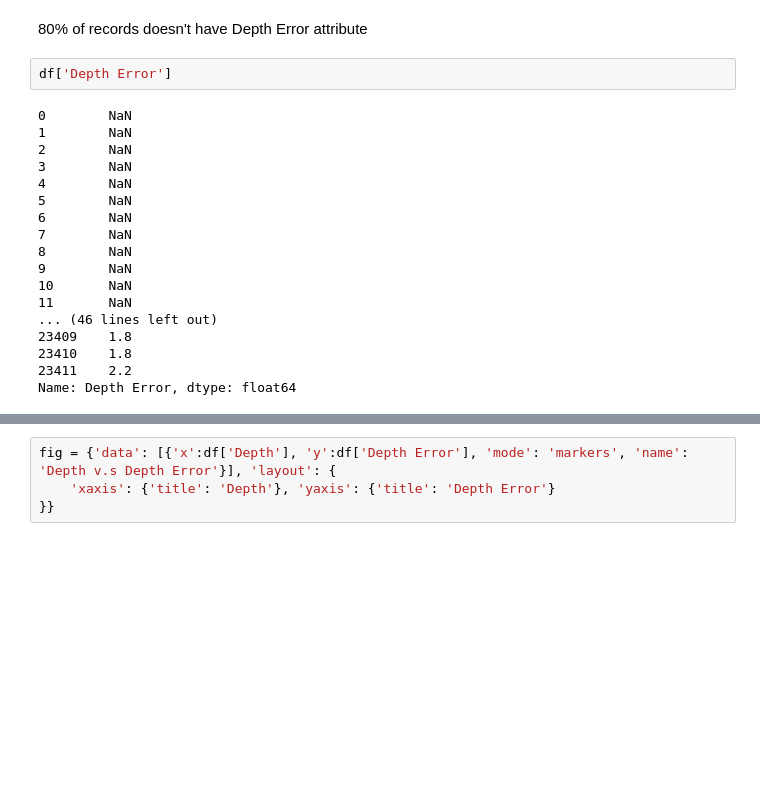
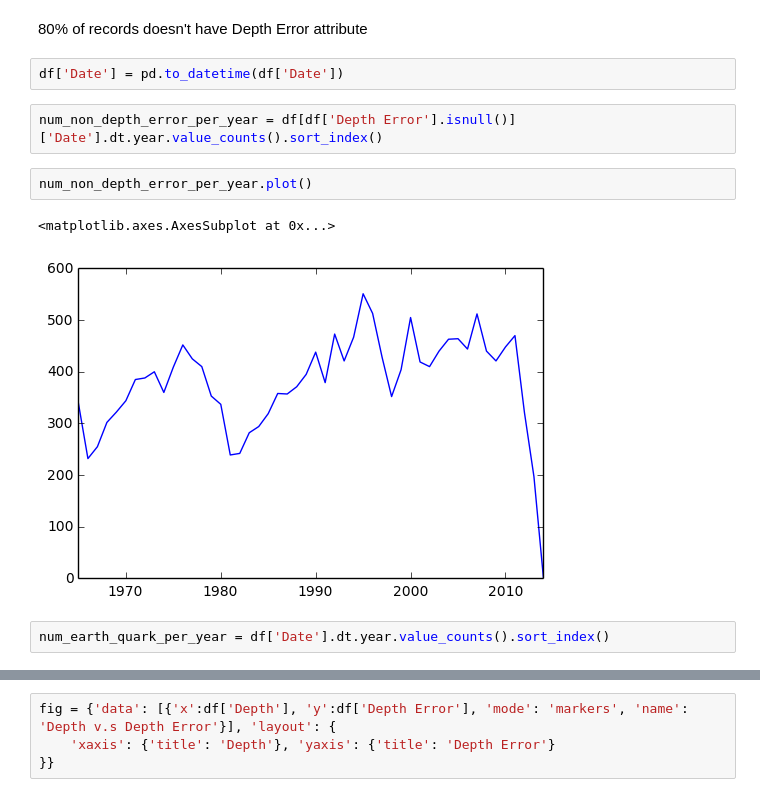
Before and after one commit to WangJingxuan0216/analysis_notebook, a Jupyter notebook: notebook/20170205/earth_quake.ipynb, the cells around one changed output, grey strips where cells are left out. Drawn from its saved outputs; the diff is of its cells as text; blank space fills up the shorter version.

```diff
--- a/notebook/20170205/earth_quake.ipynb
+++ b/notebook/20170205/earth_quake.ipynb
@@ -152,23 +147,14 @@ max        91.295000
 Name: Depth Error, dtype: float64
 # %% [markdown]
 80% of records doesn't have Depth Error attribute
-# %%
-df['Depth Error']
-# %% [output]
-0        NaN
-1        NaN
-2        NaN
-3        NaN
-4        NaN
-5        NaN
-6        NaN
-7        NaN
-8        NaN
-9        NaN
-10       NaN
-11       NaN
-... (46 lines left out)
-23409    1.8
-23410    1.8
-23411    2.2
-Name: Depth Error, dtype: float64
+# %%
+df['Date'] = pd.to_datetime(df['Date'])
+# %%
+num_non_depth_error_per_year = df[df['Depth Error'].isnull()]['Date'].dt.year.value_counts().sort_index()
+# %%
+num_non_depth_error_per_year.plot()
+# %% [output]
+<matplotlib.axes.AxesSubplot at 0x...>
+[figure, added]
+# %%
+num_earth_quark_per_year = df['Date'].dt.year.value_counts().sort_index()
```
Also changed, not shown: parts of 4 cells of this notebook.
